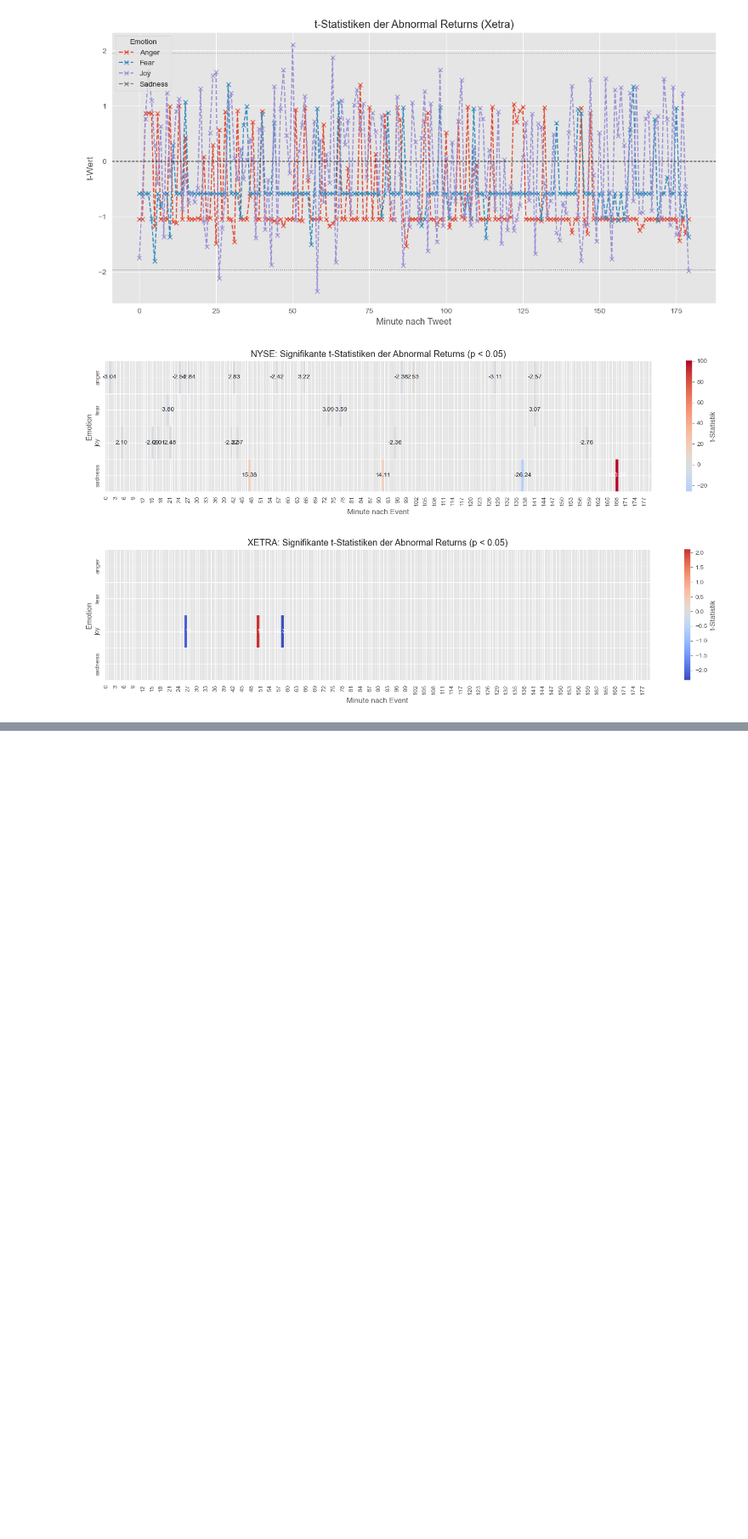
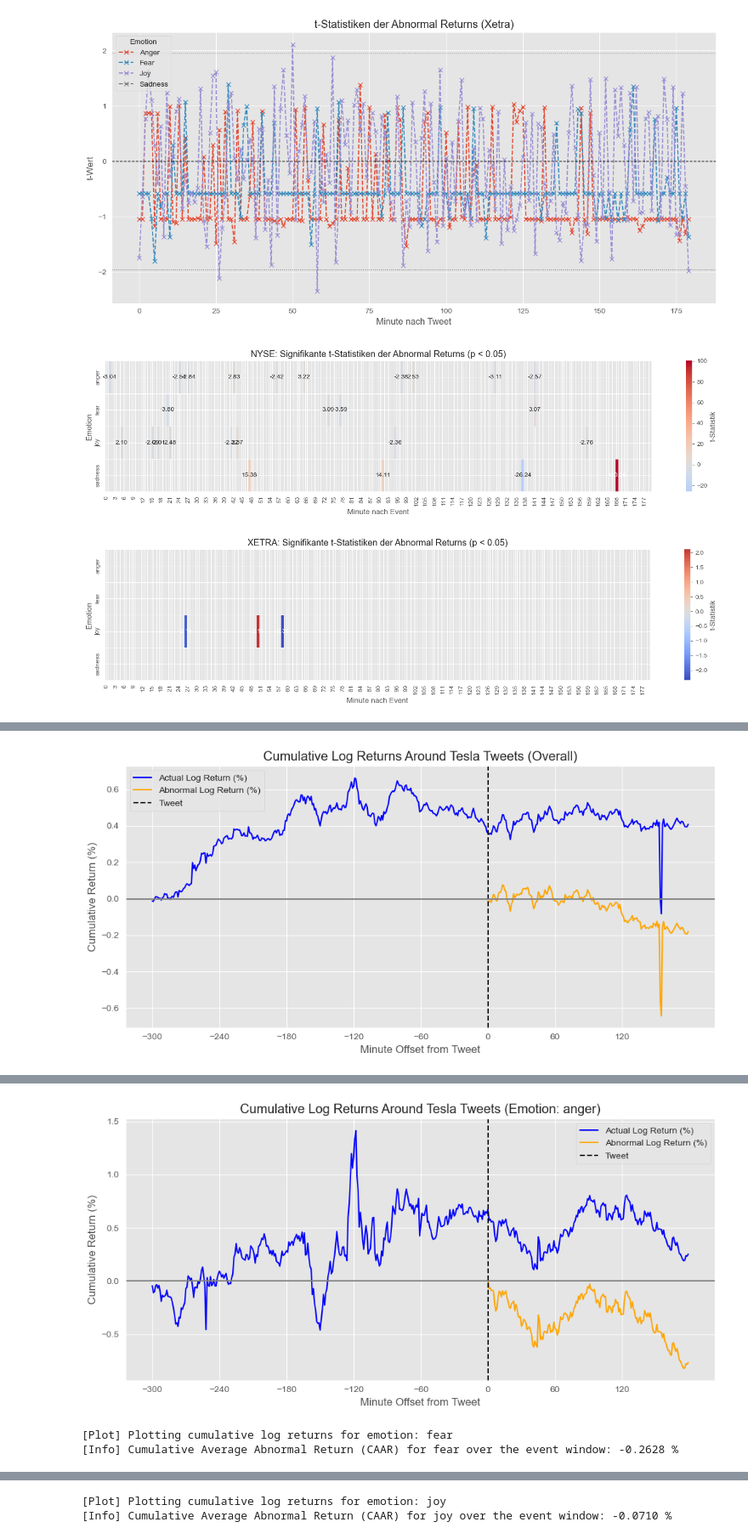
Before and after one commit to AK960/COIN_Repo, a Jupyter notebook: scripts/tiktok_emotion_analysis.ipynb, the cells around one changed output, grey strips where cells are left out. Shown at 85% size. Saved outputs shown, nothing was run; the diff lists cells and outputs as text; code cells hidden in the pictures; blank space fills up the shorter version.

Commit message:
Adding tiktok event emotion analysis with results

```diff
--- a/scripts/tiktok_emotion_analysis.ipynb
+++ b/scripts/tiktok_emotion_analysis.ipynb
@@ -504,0 +601,74 @@ plot_heatmaps(nyse_res, xetra_res)
+# %%
+### [All emotions] Plotting Cumulative Log Returns Around Videos by Emotion ###
+
+nyse_emotions = df_event_study_nyse_pre_post['event_emo'].unique()
+xetra_emotions = df_event_study_xetra_pre_post['event_emo'].unique()
+
+# Loop over two dataframes
+for stock_exchange, name in zip([nyse_emotions, xetra_emotions], ['nyse', 'xetra']):
+    print("#################################################################################################################\n")
+    print(f'[Analysis][Info] Performing CAR/CAAR Analysis for {name} stock exchange\n')
+    # Loop over emotions within dataframe
+    if name == 'nyse':
+        estimation_window = df_event_study_nyse_pre_post
+        event_window = df_event_study_nyse_pre_post[df_event_study_nyse_pre_post['event_fin_offset'] >= 0]
+    if name == 'xetra':
+        estimation_window = df_event_study_xetra_pre_post
+        event_window = df_event_study_xetra_pre_post[df_event_study_xetra_pre_post['event_fin_offset'] >= 0]
+
+    for emo, i in zip(emotions, range(len(emotions))):
+        # 0.5 Plot Overall Cumulative Log Returns Around Tweets
+        if i == 0:
+            actual_returns = estimation_window.groupby('event_fin_offset')['actual_return'].mean()
+            cumulative_actual_return = actual_returns.cumsum()
+
+            abnormal_returns = event_window.groupby('event_fin_offset')['abnormal_return'].mean()
+            cumulative_abnormal_return = abnormal_returns.cumsum()
+
+            caar = abnormal_returns.sum()
+            print("[Overall]\n")
+            print("[Plot] Plotting cumulative log returns for overall events.")
+            print(f"[Info] CUmulative Average Abnormal Return (CAAR) for all events over the event window: {caar * 100:.4f} %\n.")
+            plt.figure(figsize=(10, 5))
+            plt.plot(cumulative_actual_return.index, cumulative_actual_return.values * 100, label="Actual Log Return (%)", color="blue")
+            plt.plot(cumulative_abnormal_return.index, cumulative_abnormal_return.values * 100, label="Abnormal Log Return (%)", color="orange")
+            plt.axvline(0, linestyle="--", color="black", label="Tweet")
+            plt.axhline(0, linestyle="-", color="gray")
+            plt.title("Cumulative Log Returns Around Tesla Tweets (Overall)")
+            plt.xlabel("Minute Offset from Tweet")
+            plt.xticks([-300, -240, -180, -120, -60, 0, 60, 120])
+            plt.ylabel("Cumulative Return (%)")
+            plt.legend()
+            plt.grid(True)
+            plt.tight_layout()
+            plt.show()
+            print("-----------------------------------------------------------------------------------------------------------------\n")
+            print("[Emotions]\n")
+
+        # 1. Calculate cumulative actual log returns around tweets
+        actual_returns = estimation_window[estimation_window['event_emo'] == emo].groupby('event_fin_offset')['actual_return'].mean()
+        cumulative_actual_return = actual_returns.cumsum()
+
+        # 2. Caluculate cumulative abnormal log returns around tweets
+        abnormal_returns = event_window[event_window['event_emo'] == emo].groupby('event_fin_offset')['abnormal_return'].mean()
+        cumulative_abnormal_return = abnormal_returns.cumsum()
+
+        # 3. Plot
+        # Print CAR over the event window
+        caar = abnormal_returns.sum()  # Sum of mean abnormal returns over the event window (caar)
+        print(f"[Plot] Plotting cumulative log returns for emotion: {emo}")
+        print(f"[Info] Cumulative Average Abnormal Return (CAAR) for {emo} over the event window: {caar* 100:.4f} %\n")
+        plt.figure(figsize=(10, 5))
+        plt.plot(cumulative_actual_return.index, cumulative_actual_return.values * 100, label="Actual Log Return (%)", color="blue")
+        plt.plot(cumulative_abnormal_return.index, cumulative_abnormal_return.values * 100, label="Abnormal Log Return (%)", color="orange")
+        plt.axvline(0, linestyle="--", color="black", label="Tweet")
+        plt.axhline(0, linestyle="-", color="gray")
+        plt.title("Cumulative Log Returns Around Tesla Tweets (Emotion: " + emo + ")")
+        plt.xlabel("Minute Offset from Tweet")
+        plt.xticks([-300, -240, -180, -120, -60, 0, 60, 120])
+        plt.ylabel("Cumulative Return (%)")
+        plt.legend()
+        plt.grid(True)
+        plt.tight_layout()
+        plt.show()
+# %% [output]
@@ -504,0 +684 @@ plot_heatmaps(nyse_res, xetra_res)
+[figure, added]
@@ -504,0 +691,3 @@ plot_heatmaps(nyse_res, xetra_res)
+[figure, added]
+[Plot] Plotting cumulative log returns for emotion: fear
+[Info] Cumulative Average Abnormal Return (CAAR) for fear over the event window: -0.2628 %
@@ -504,0 +695,2 @@ plot_heatmaps(nyse_res, xetra_res)
+[Plot] Plotting cumulative log returns for emotion: joy
+[Info] Cumulative Average Abnormal Return (CAAR) for joy over the event window: -0.0710 %
```
Also changed, not shown: parts of 12 cells of this notebook, 1 other file.
